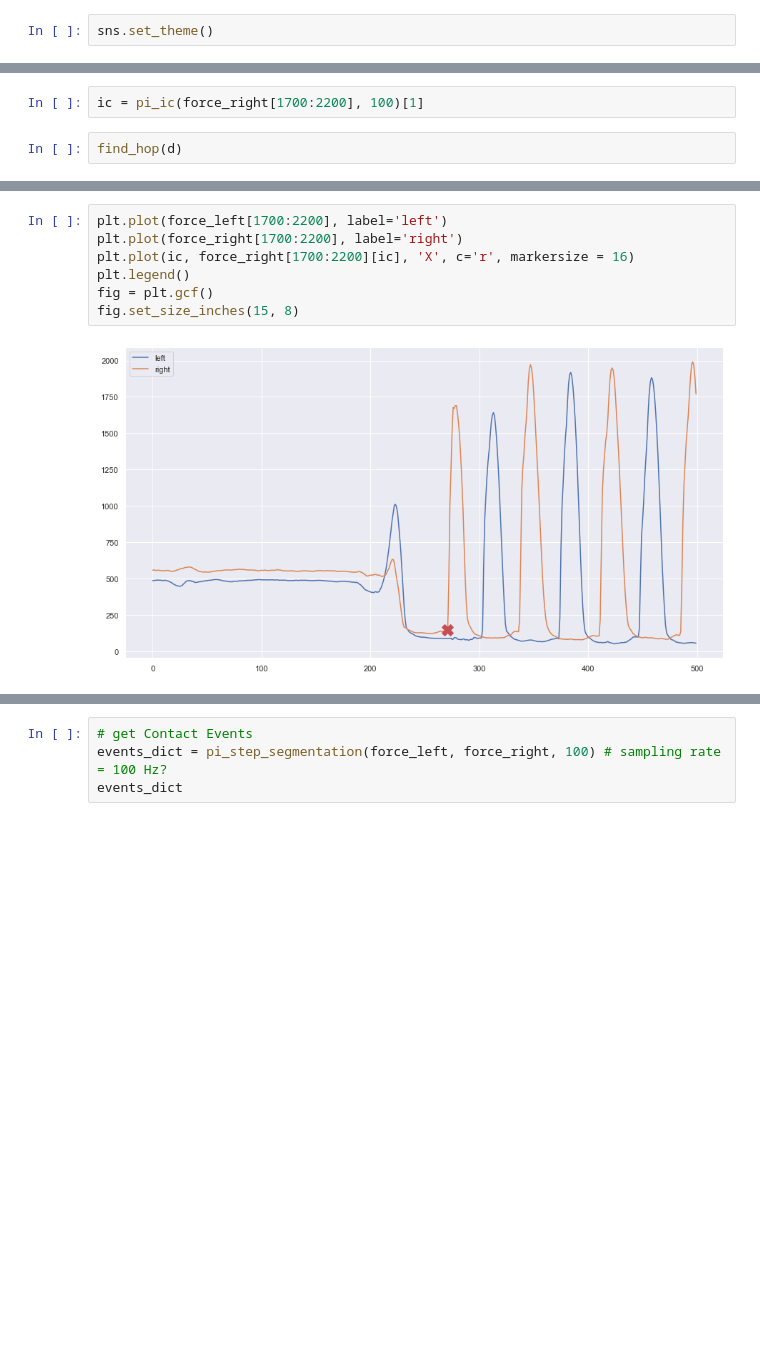
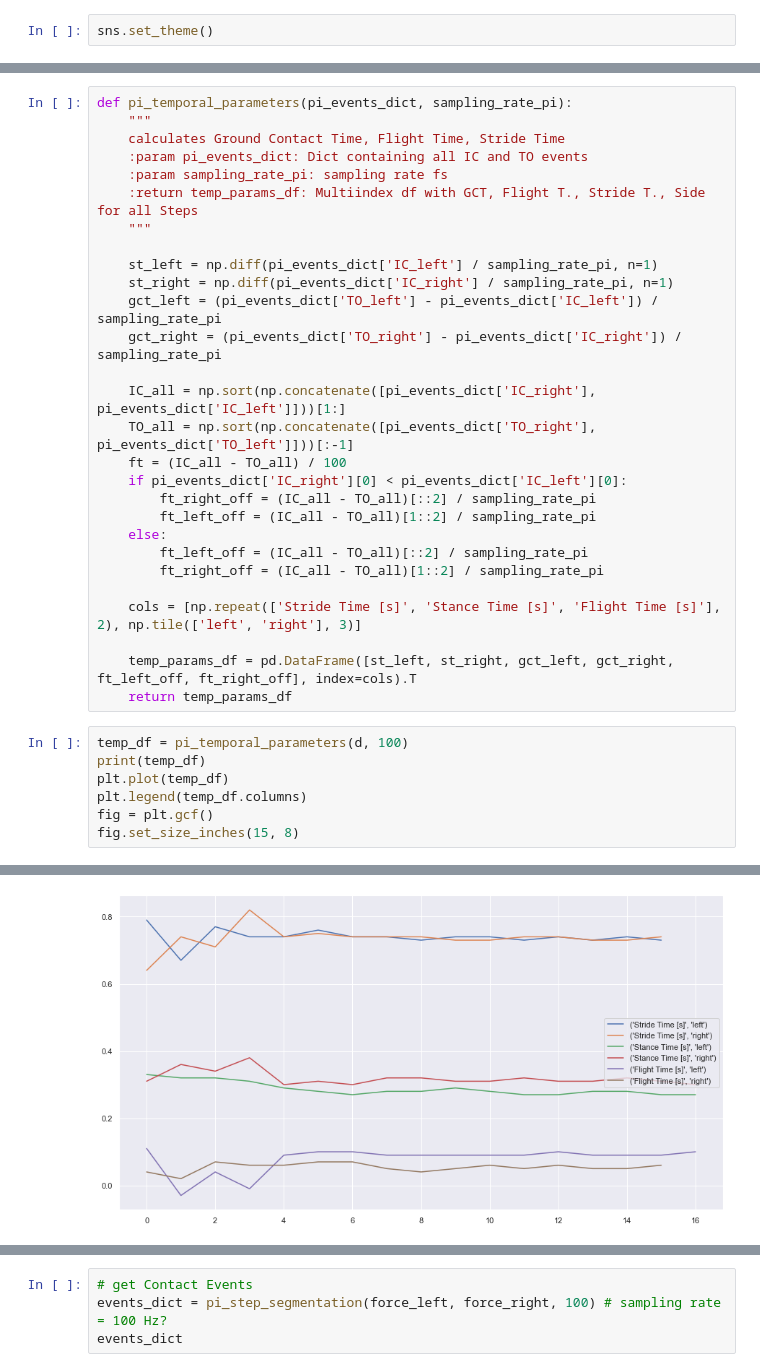
Before and after one commit to luceskywalker/TexSense, a Jupyter notebook: study1/jupyter/pilot221122/pi_data.ipynb, the cells around one changed output, grey strips where cells are left out. Cells and saved outputs as stored; diff of their text form; blank space fills up the shorter version.

```diff
--- a/study1/jupyter/pilot221122/pi_data.ipynb
+++ b/study1/jupyter/pilot221122/pi_data.ipynb
@@ -250,4 +285,36 @@ IndexError: index 0 is out of bounds for axis 0 with size 0
 # %%
-ic = pi_ic(force_right[1700:2200], 100)[1]
+def pi_temporal_parameters(pi_events_dict, sampling_rate_pi):
+    """
+    calculates Ground Contact Time, Flight Time, Stride Time
+    :param pi_events_dict: Dict containing all IC and TO events
+    :param sampling_rate_pi: sampling rate fs
+    :return temp_params_df: Multiindex df with GCT, Flight T., Stride T., Side for all Steps
+    """
+
+    st_left = np.diff(pi_events_dict['IC_left'] / sampling_rate_pi, n=1)
+    st_right = np.diff(pi_events_dict['IC_right'] / sampling_rate_pi, n=1)
+    gct_left = (pi_events_dict['TO_left'] - pi_events_dict['IC_left']) / sampling_rate_pi
+    gct_right = (pi_events_dict['TO_right'] - pi_events_dict['IC_right']) / sampling_rate_pi
+
+    IC_all = np.sort(np.concatenate([pi_events_dict['IC_right'], pi_events_dict['IC_left']]))[1:]
+    TO_all = np.sort(np.concatenate([pi_events_dict['TO_right'], pi_events_dict['TO_left']]))[:-1]
+    ft = (IC_all - TO_all) / 100
+    if pi_events_dict['IC_right'][0] < pi_events_dict['IC_left'][0]:
+        ft_right_off = (IC_all - TO_all)[::2] / sampling_rate_pi
+        ft_left_off = (IC_all - TO_all)[1::2] / sampling_rate_pi
+    else:
+        ft_left_off = (IC_all - TO_all)[::2] / sampling_rate_pi
+        ft_right_off = (IC_all - TO_all)[1::2] / sampling_rate_pi
+
+    cols = [np.repeat(['Stride Time [s]', 'Stance Time [s]', 'Flight Time [s]'], 2), np.tile(['left', 'right'], 3)]
+
+    temp_params_df = pd.DataFrame([st_left, st_right, gct_left, gct_right, ft_left_off, ft_right_off], index=cols).T
+    return temp_params_df
 # %%
-find_hop(d)
+temp_df = pi_temporal_parameters(d, 100)
+print(temp_df)
+plt.plot(temp_df)
+plt.legend(temp_df.columns)
+fig = plt.gcf()
+fig.set_size_inches(15, 8)
+# %% [output]
@@ -254,9 +340 @@ find_hop(d)
+[figure, added]
-# %%
-plt.plot(force_left[1700:2200], label='left')
-plt.plot(force_right[1700:2200], label='right')
-plt.plot(ic, force_right[1700:2200][ic], 'X', c='r', markersize = 16)
-plt.legend()
-fig = plt.gcf()
-fig.set_size_inches(15, 8)
-# %% [output]
-[figure, removed]
```
Also changed, not shown: parts of 22 cells of this notebook.
